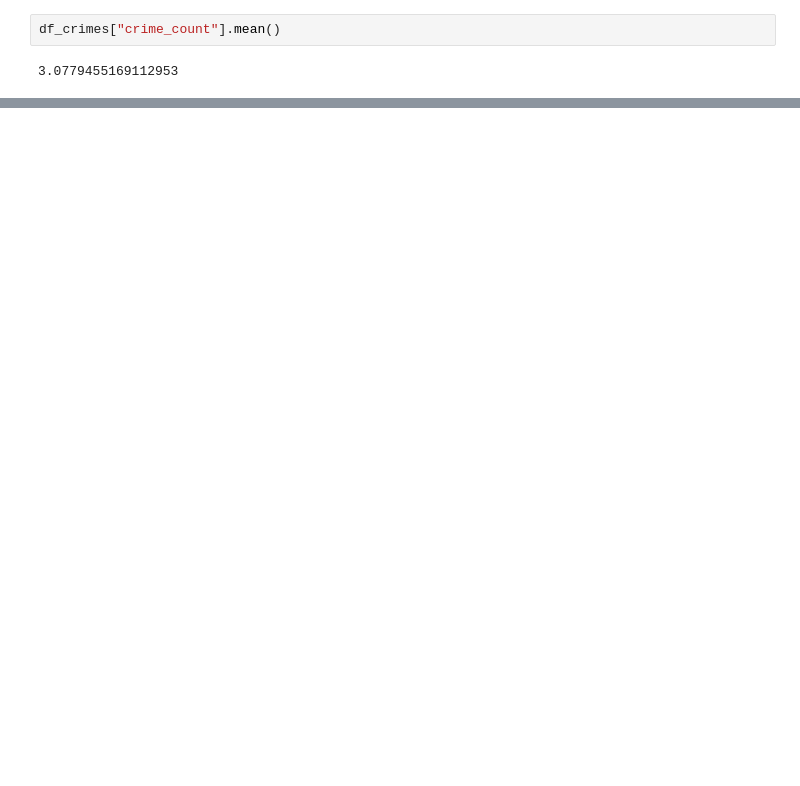
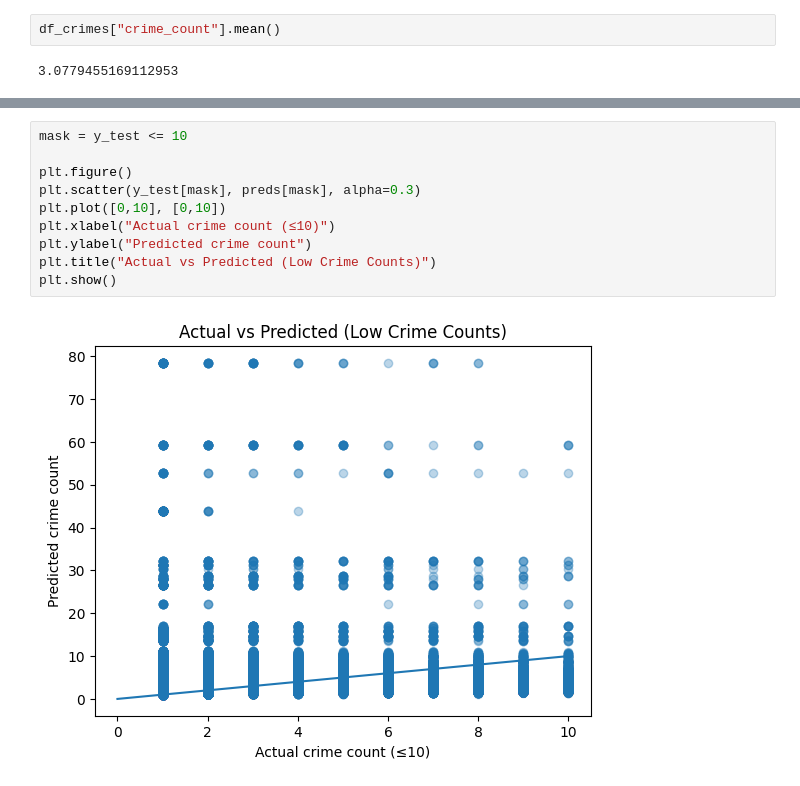
Before and after one commit to Ezra-Rutten/4CBLW020_group_2, a Jupyter notebook: EDA_code_Ezra/pred_model.ipynb, the cells around one changed output, grey strips where cells are left out. Drawn from its saved outputs; the diff is of its cells as text; blank space fills up the shorter version.

Commit message:
Add plots

```diff
--- a/EDA_code_Ezra/pred_model.ipynb
+++ b/EDA_code_Ezra/pred_model.ipynb
@@ -76,0 +120,12 @@ df_crimes["crime_count"].mean()
+# %%
+mask = y_test <= 10
+
+plt.figure()
+plt.scatter(y_test[mask], preds[mask], alpha=0.3)
+plt.plot([0,10], [0,10])
+plt.xlabel("Actual crime count (≤10)")
+plt.ylabel("Predicted crime count")
+plt.title("Actual vs Predicted (Low Crime Counts)")
+plt.show()
+# %% [output]
+[figure, added]
```
Also changed, not shown: parts of 7 cells of this notebook, 1 other file.
